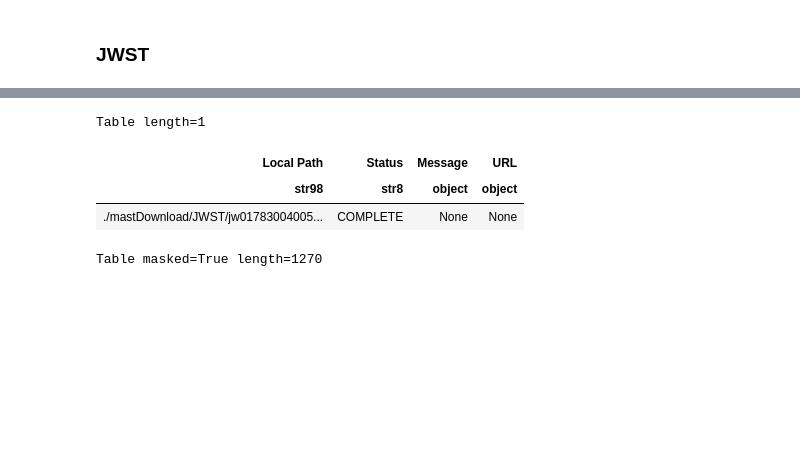
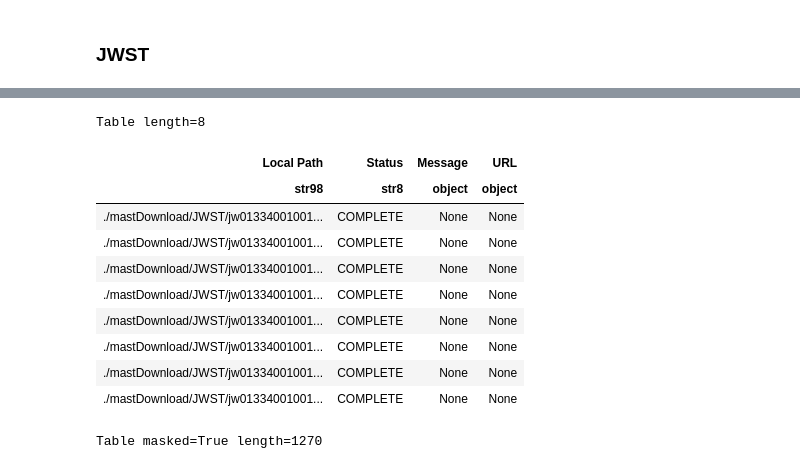
Before and after one commit to aswinsuresh24/jwst123, a Jupyter notebook: hst_download.ipynb, the cells around one changed output, grey strips where cells are left out. Drawn from its saved outputs; the diff is of its cells as text; code cells hidden in the pictures; blank space fills up the shorter version.

```diff
--- a/hst_download.ipynb
+++ b/hst_download.ipynb
@@ -420,9 +420,9 @@ table
 #288.26458333, 19.77305556 BOAT
 
 #images for M92
-# ra, dec = 259.2800254, 43.13566
+ra, dec = 259.2800254, 43.13566
 #images for NGC0628
-ra, dec = 24.174049, 15.78346
+# ra, dec = 24.174049, 15.78346
 #long wavelength image for gaia test
 # ra, dec = 288.180264431434, -2.33687287711816
 coord = SkyCoord(ra, dec, frame='icrs', unit='deg')
@@ -471,5 +459,5 @@ Table length=80
 # %%
-productList_0 = Observations.get_product_list(obsTable_webb[4])
+productList_0 = Observations.get_product_list(obsTable_webb[2])
 # %%
 productList_0
 # %% [output]
@@ -543,5 +523,5 @@ Table masked=True length=4
 | 87619870 | JWST | image | jw01334001001_02101_00003_nrcblong | exposure (L2b): 2D calibrated exp... | S | mast:JWST/product/jw01334001001_0... | SCIENCE | ... |
 | 87619872 | JWST | image | jw01334001001_02101_00002_nrcblong | exposure (L2b): 2D calibrated exp... | S | mast:JWST/product/jw01334001001_0... | SCIENCE | ... |
 # %%
-Observations.download_products(productList[0], extension='fits')
+Observations.download_products(productList, extension='fits')
 # %% [output]
@@ -549,7 +536,14 @@ Downloading URL https://mast.stsci.edu/api/v0.1/Download/file?uri=mast:JWST/prod
-Table length=1
+Table length=8
 | Local Path | Status | Message | URL |
 | str98 | str8 | object | object |
-| ./mastDownload/JWST/jw01783004005... | COMPLETE | None | None |
+| ./mastDownload/JWST/jw01334001001... | COMPLETE | None | None |
+| ./mastDownload/JWST/jw01334001001... | COMPLETE | None | None |
+| ./mastDownload/JWST/jw01334001001... | COMPLETE | None | None |
+| ./mastDownload/JWST/jw01334001001... | COMPLETE | None | None |
+| ./mastDownload/JWST/jw01334001001... | COMPLETE | None | None |
+| ./mastDownload/JWST/jw01334001001... | COMPLETE | None | None |
+| ./mastDownload/JWST/jw01334001001... | COMPLETE | None | None |
+| ./mastDownload/JWST/jw01334001001... | COMPLETE | None | None |
 # %%
 productList_0
 # %% [output]
```
Also changed, not shown: parts of 4 cells of this notebook, 2 other files.
